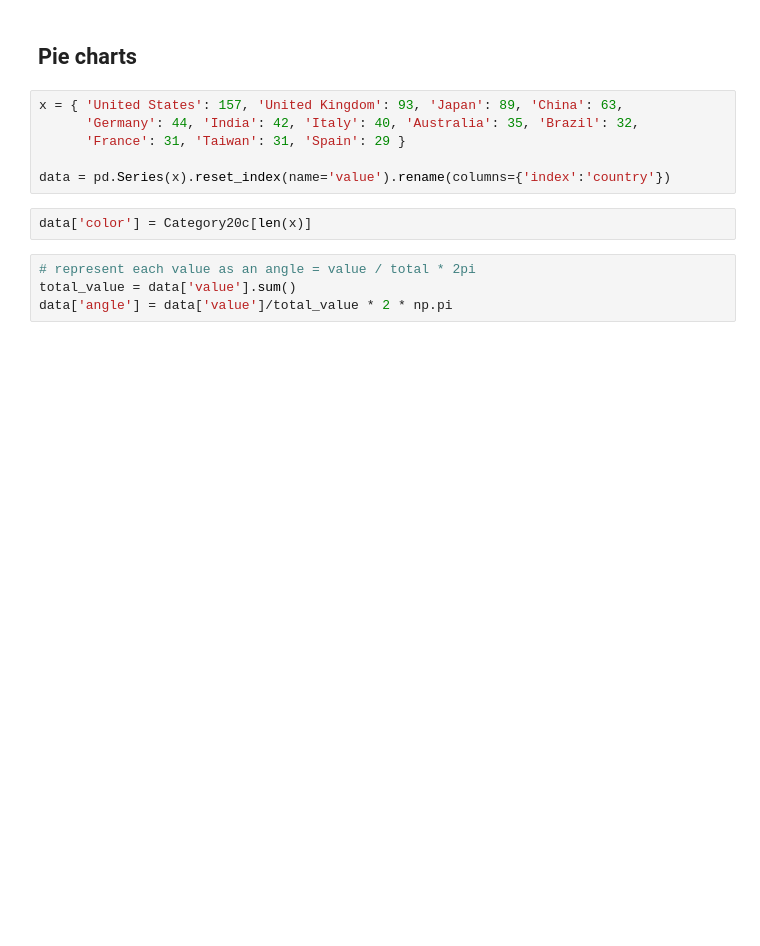
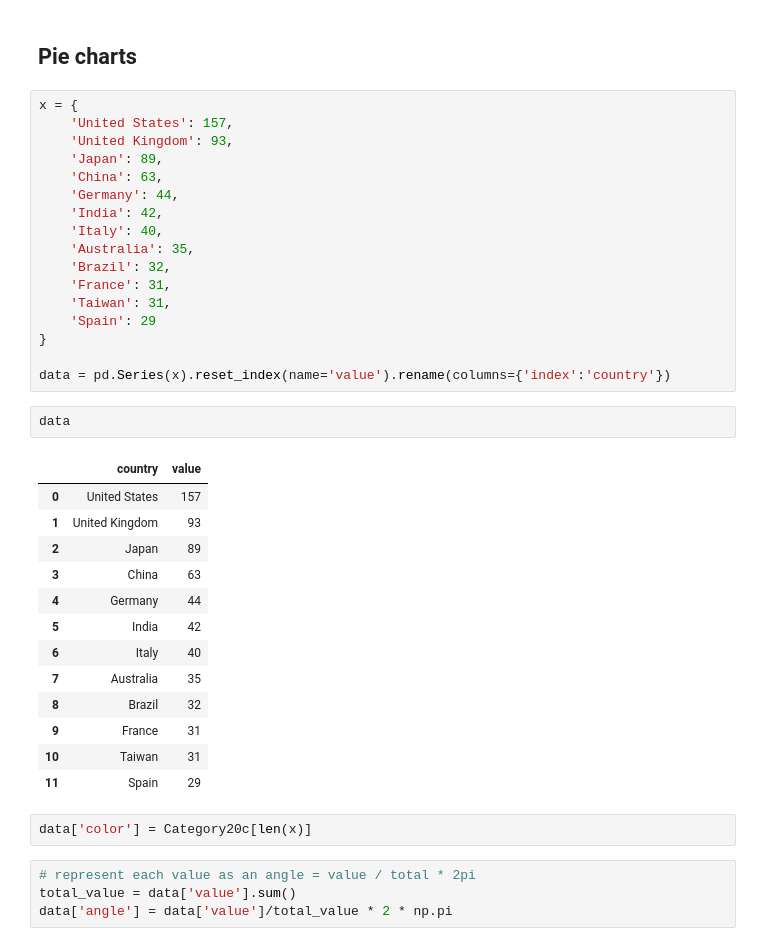
Before and after one commit to DataForScience/InteractiveViz, a Jupyter notebook: 4. Bokeh.ipynb, the cells around one changed output. Saved outputs shown, nothing was run; the diff lists cells and outputs as text; blank space fills up the shorter version.

```diff
--- a/4. Bokeh.ipynb
+++ b/4. Bokeh.ipynb
@@ -204,11 +216,38 @@ show(p)
 # %% [markdown]
 ## Pie charts
 # %%
-x = { 'United States': 157, 'United Kingdom': 93, 'Japan': 89, 'China': 63,
-      'Germany': 44, 'India': 42, 'Italy': 40, 'Australia': 35, 'Brazil': 32,
-      'France': 31, 'Taiwan': 31, 'Spain': 29 }
+x = {
+    'United States': 157,
+    'United Kingdom': 93,
+    'Japan': 89,
+    'China': 63,
+    'Germany': 44,
+    'India': 42,
+    'Italy': 40,
+    'Australia': 35,
+    'Brazil': 32,
+    'France': 31,
+    'Taiwan': 31,
+    'Spain': 29
+}
 
 data = pd.Series(x).reset_index(name='value').rename(columns={'index':'country'})
+# %%
+data
+# %% [output]
+|  | country | value |
+| 0 | United States | 157 |
+| 1 | United Kingdom | 93 |
+| 2 | Japan | 89 |
+| 3 | China | 63 |
+| 4 | Germany | 44 |
+| 5 | India | 42 |
+| 6 | Italy | 40 |
+| 7 | Australia | 35 |
+| 8 | Brazil | 32 |
+| 9 | France | 31 |
+| 10 | Taiwan | 31 |
+| 11 | Spain | 29 |
 # %%
 data['color'] = Category20c[len(x)]
 # %%
```
Also changed, not shown: parts of 9 cells of this notebook, 4 other files.
